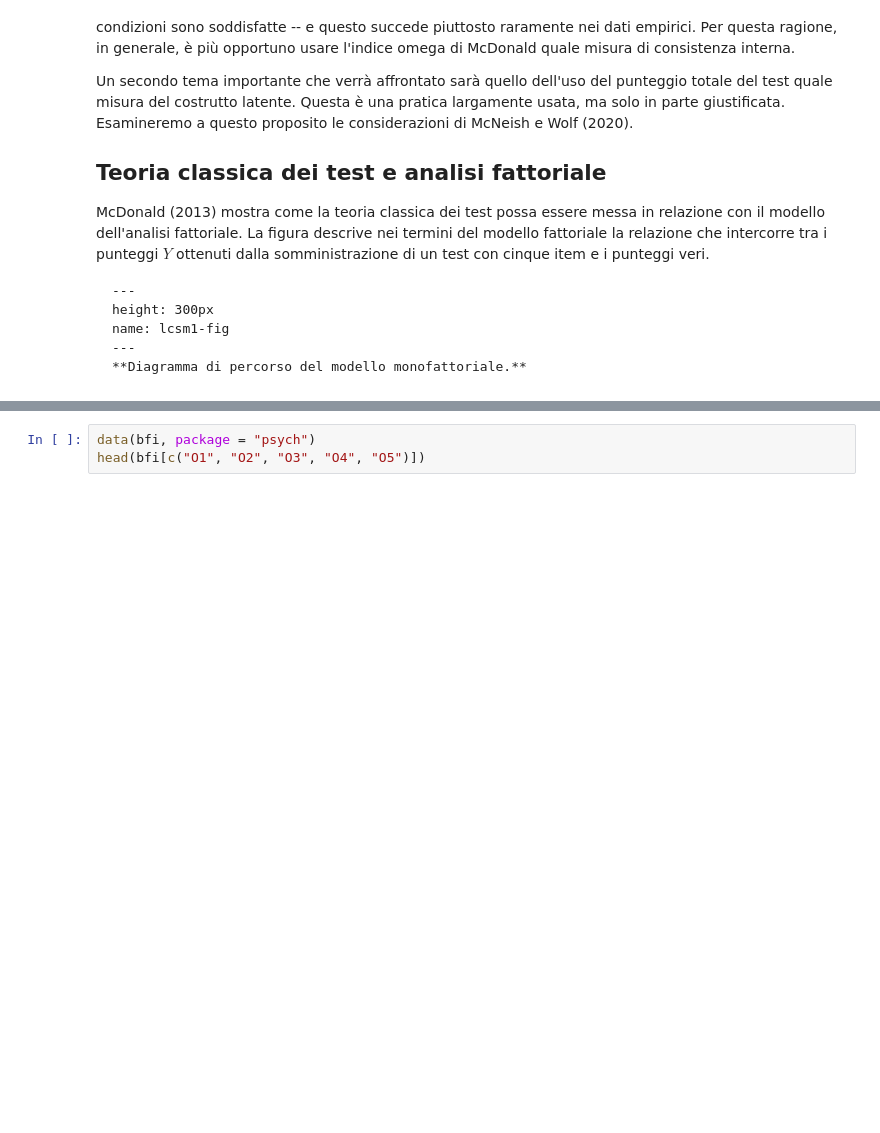
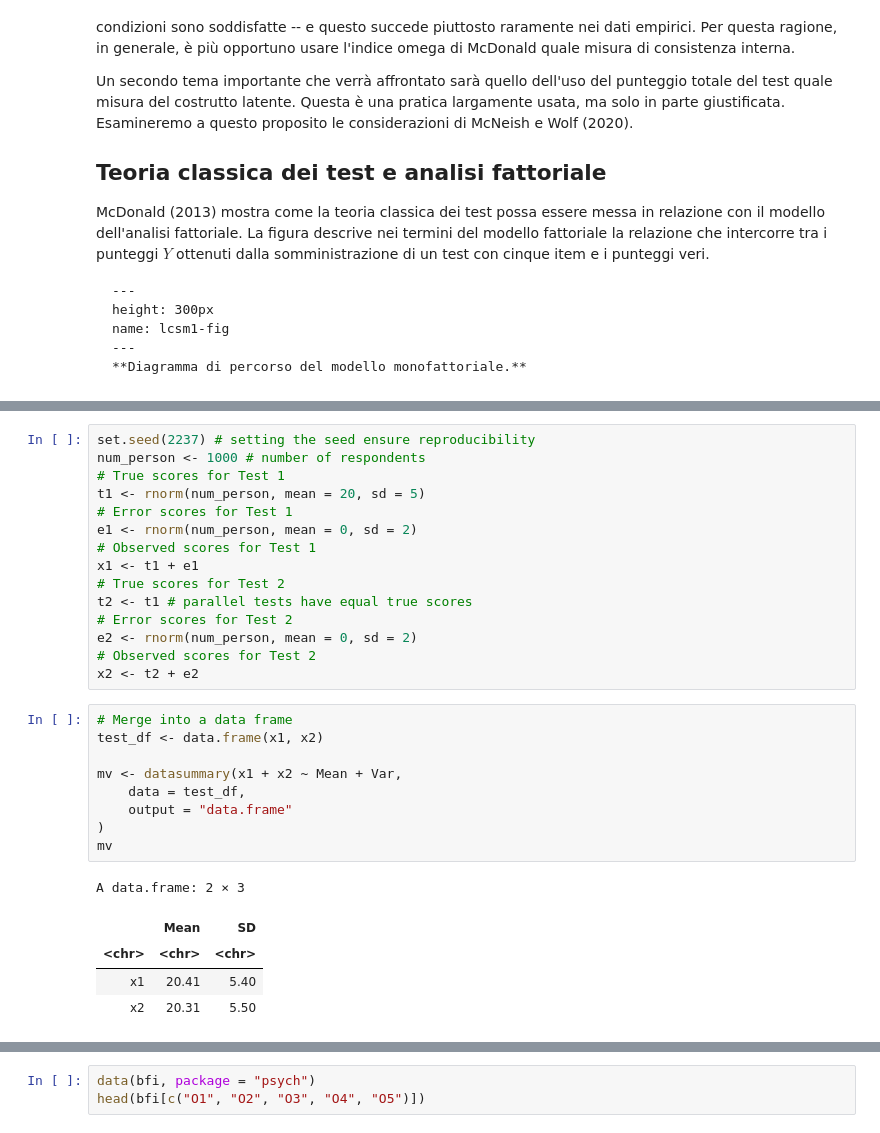
Before and after one commit to ccaudek/psy_test, a Jupyter notebook: 062_constraints_on_parms.ipynb, the cells around one changed output, grey strips where cells are left out. Cells and saved outputs as stored; diff of their text form; blank space fills up the shorter version.

```diff
--- a/062_constraints_on_parms.ipynb
+++ b/062_constraints_on_parms.ipynb
@@ -29,0 +252,30 @@ name: lcsm1-fig
+# %%
+set.seed(2237) # setting the seed ensure reproducibility
+num_person <- 1000 # number of respondents
+# True scores for Test 1
+t1 <- rnorm(num_person, mean = 20, sd = 5)
+# Error scores for Test 1
+e1 <- rnorm(num_person, mean = 0, sd = 2)
+# Observed scores for Test 1
+x1 <- t1 + e1
+# True scores for Test 2
+t2 <- t1 # parallel tests have equal true scores
+# Error scores for Test 2
+e2 <- rnorm(num_person, mean = 0, sd = 2)
+# Observed scores for Test 2
+x2 <- t2 + e2
+# %%
+# Merge into a data frame
+test_df <- data.frame(x1, x2)
+
+mv <- datasummary(x1 + x2 ~ Mean + Var,
+    data = test_df,
+    output = "data.frame"
+)
+mv
+# %% [output]
+A data.frame: 2 × 3
+|  | Mean | SD |
+| <chr> | <chr> | <chr> |
+| x1 | 20.41 | 5.40 |
+| x2 | 20.31 | 5.50 |
```
Also changed, not shown: parts of 17 cells of this notebook, 5 other files.
